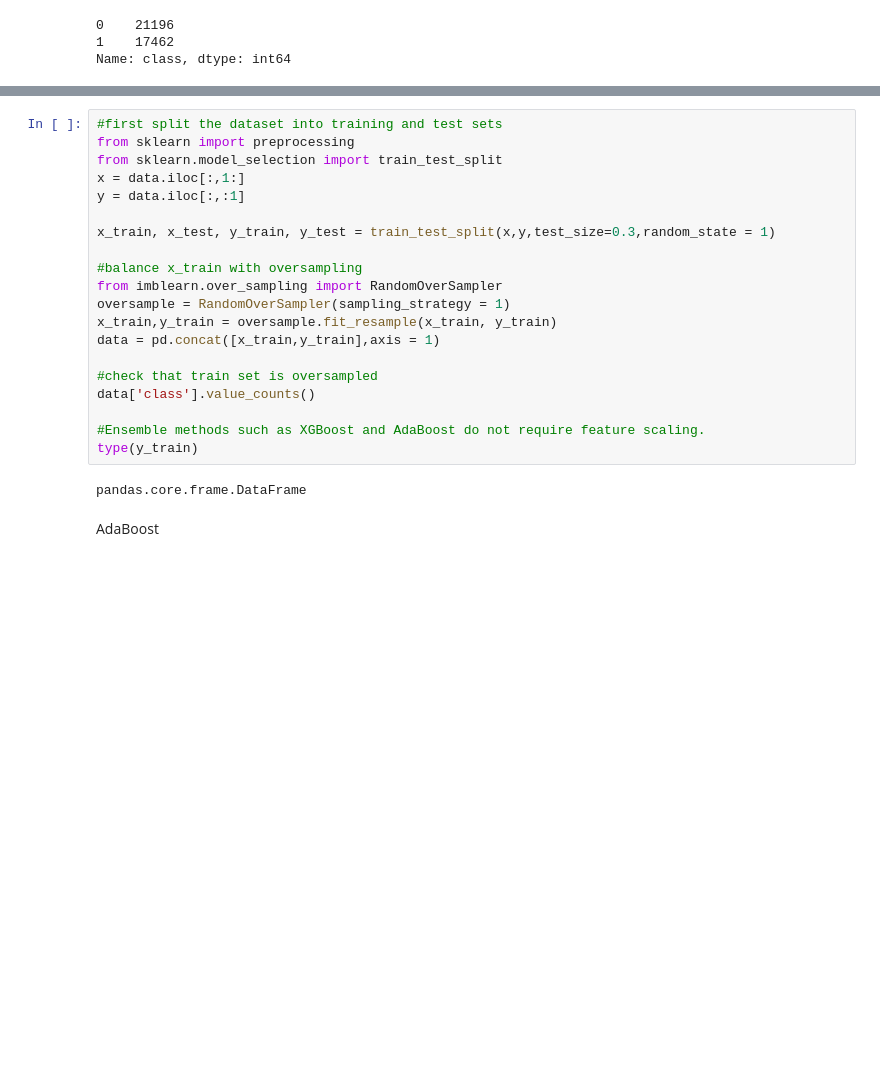
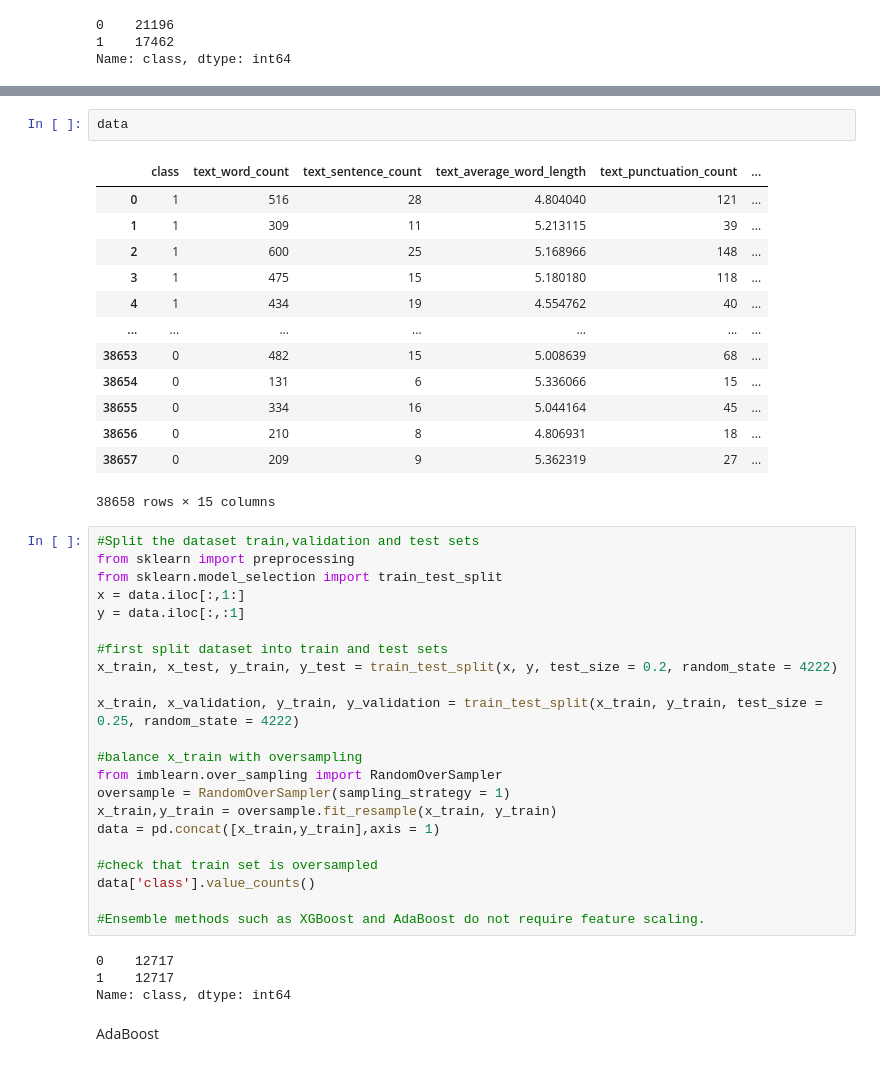
Before and after one commit to brandonyhr98/BT4222-Group-Project, a Jupyter notebook: Boosting.ipynb, the cells around one changed output, grey strips where cells are left out. Cells and saved outputs as stored; diff of their text form; blank space fills up the shorter version.

```diff
--- a/Boosting.ipynb
+++ b/Boosting.ipynb
@@ -36,14 +31,33 @@ list(data.columns)
  'Topic 5 Probability',
  'polarity_category_Neutral',
  'polarity_category_Positive']
+# %%
+data
+# %% [output]
+|  | class | text_word_count | text_sentence_count | text_average_word_length | text_punctuation_count | ... |
+| 0 | 1 | 516 | 28 | 4.804040 | 121 | ... |
+| 1 | 1 | 309 | 11 | 5.213115 | 39 | ... |
+| 2 | 1 | 600 | 25 | 5.168966 | 148 | ... |
+| 3 | 1 | 475 | 15 | 5.180180 | 118 | ... |
+| 4 | 1 | 434 | 19 | 4.554762 | 40 | ... |
+| ... | ... | ... | ... | ... | ... | ... |
+| 38653 | 0 | 482 | 15 | 5.008639 | 68 | ... |
+| 38654 | 0 | 131 | 6 | 5.336066 | 15 | ... |
+| 38655 | 0 | 334 | 16 | 5.044164 | 45 | ... |
+| 38656 | 0 | 210 | 8 | 4.806931 | 18 | ... |
+| 38657 | 0 | 209 | 9 | 5.362319 | 27 | ... |
+38658 rows × 15 columns
 # %%
-#first split the dataset into training and test sets
+#Split the dataset train,validation and test sets
 from sklearn import preprocessing
 from sklearn.model_selection import train_test_split
 x = data.iloc[:,1:]
 y = data.iloc[:,:1]
 
-x_train, x_test, y_train, y_test = train_test_split(x,y,test_size=0.3,random_state = 1)
+#first split dataset into train and test sets
+x_train, x_test, y_train, y_test = train_test_split(x, y, test_size = 0.2, random_state = 4222)
+
+x_train, x_validation, y_train, y_validation = train_test_split(x_train, y_train, test_size = 0.25, random_state = 4222)
 
 #balance x_train with oversampling
 from imblearn.over_sampling import RandomOverSampler
@@ -55,9 +69,10 @@ data = pd.concat([x_train,y_train],axis = 1)
 data['class'].value_counts()
 
 #Ensemble methods such as XGBoost and AdaBoost do not require feature scaling.
-type(y_train)
 # %% [output]
-pandas.core.frame.DataFrame
+0    12717
+1    12717
+Name: class, dtype: int64
 # %% [markdown]
 AdaBoost
 # %%
```
Also changed, not shown: parts of 10 cells of this notebook.
